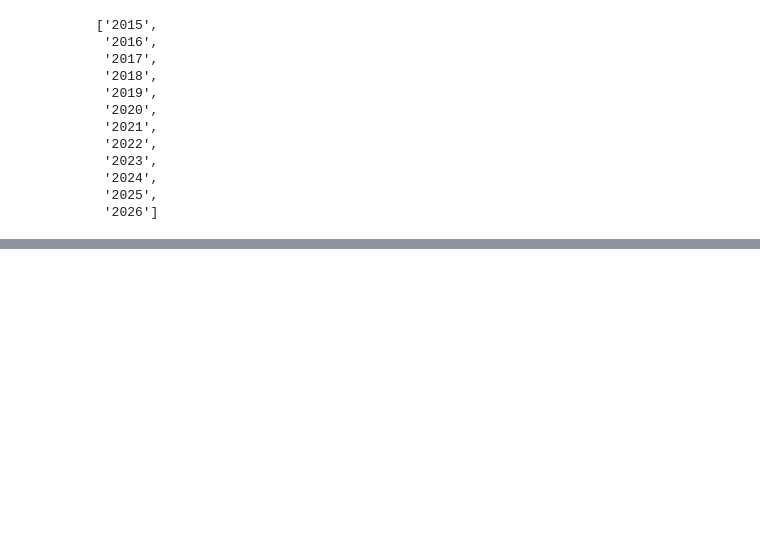
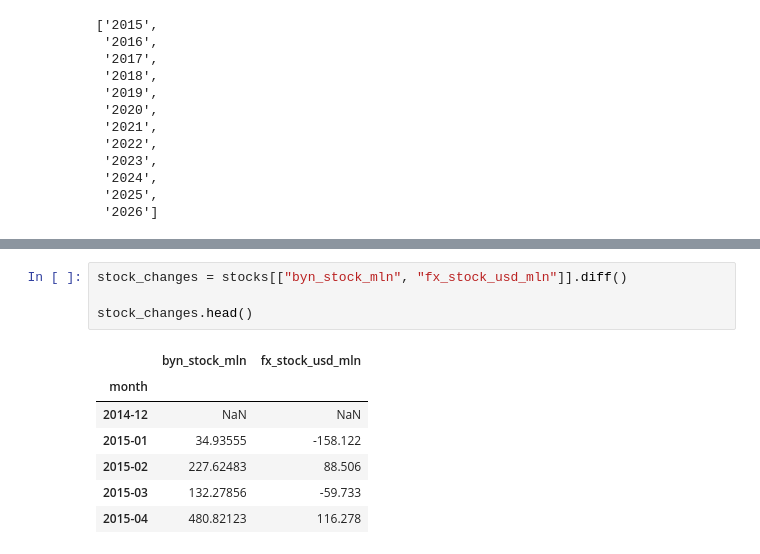
Before and after one commit to venskovalentin/belarus_dollarization_paper, a Jupyter notebook: notebooks/research_notebook.ipynb, the cells around one changed output, grey strips where cells are left out. Drawn from its saved outputs; the diff is of its cells as text; blank space fills up the shorter version.

```diff
--- a/notebooks/research_notebook.ipynb
+++ b/notebooks/research_notebook.ipynb
@@ -187,0 +152,12 @@ dtype: int64
+# %%
+stock_changes = stocks[["byn_stock_mln", "fx_stock_usd_mln"]].diff()
+
+stock_changes.head()
+# %% [output]
+|  | byn_stock_mln | fx_stock_usd_mln |
+| month |  |  |
+| 2014-12 | NaN | NaN |
+| 2015-01 | 34.93555 | -158.122 |
+| 2015-02 | 227.62483 | 88.506 |
+| 2015-03 | 132.27856 | -59.733 |
+| 2015-04 | 480.82123 | 116.278 |
```
Also changed, not shown: parts of 11 cells of this notebook.
